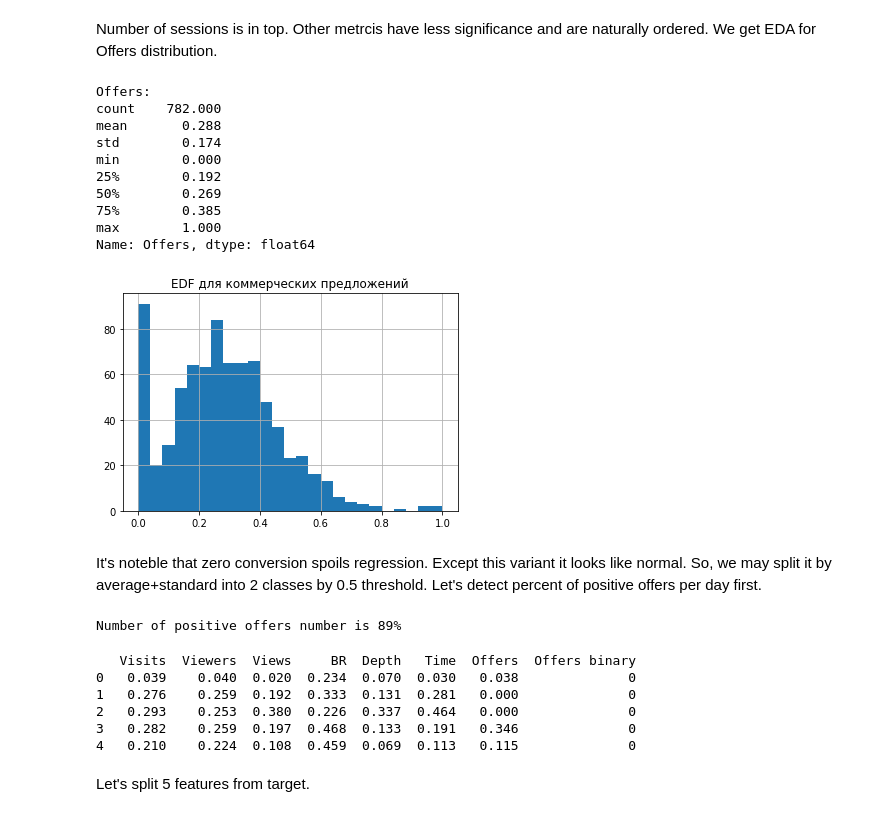
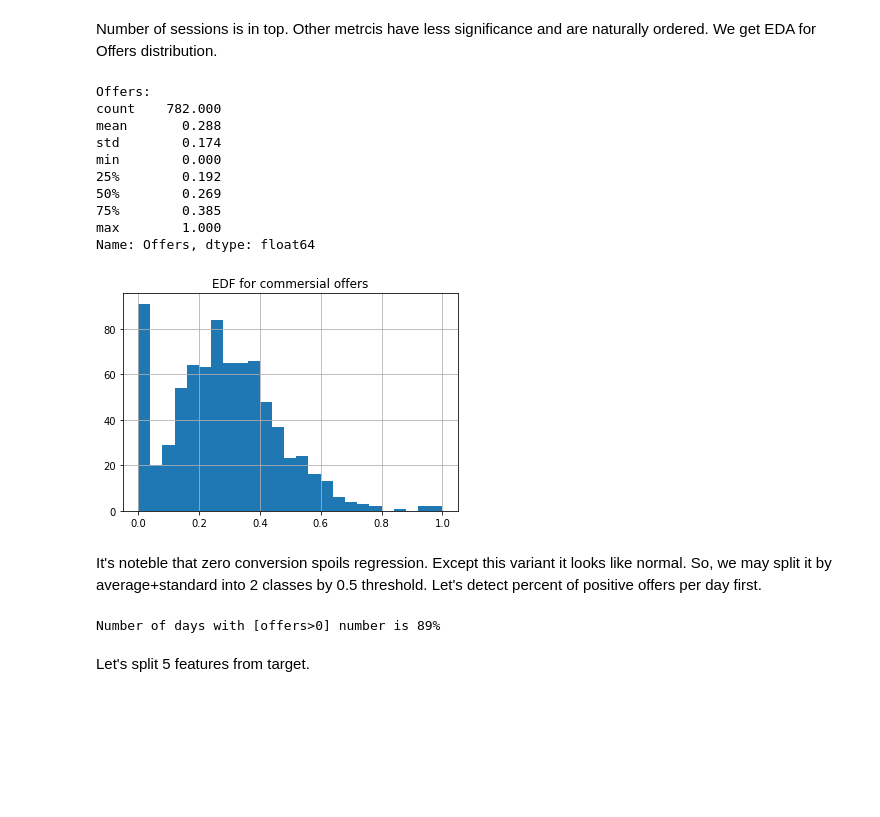
Before and after one commit to SergeyKamenshchikov/MARKETING, a Jupyter notebook: backlog_web.ipynb, the cells around one changed output. Saved outputs shown, nothing was run; the diff lists cells and outputs as text; code cells hidden in the pictures; blank space fills up the shorter version.

```diff
--- a/backlog_web.ipynb
+++ b/backlog_web.ipynb
@@ -201,45 +198,37 @@ Number of sessions is in top. Other metrcis have less significance and are natur
 # %%
 set_option('display.width',100)
 set_option('precision',3)
 
 print('Offers:')
 description=df['Offers'].describe()
 print(description)
 
 df['Offers'].hist(bins=25)
-plt.title('EDF для коммерческих предложений')
+plt.title('EDF for commersial offers')
 plt.show()
 # %% [output]
 Offers:
 count    782.000
 mean       0.288
 std        0.174
 min        0.000
 25%        0.192
 50%        0.269
 75%        0.385
 max        1.000
 Name: Offers, dtype: float64
-[figure, old version]
+[figure, new version]
 # %% [markdown]
 It's noteble that zero conversion spoils regression. Except this variant it looks like normal. So, we may split it by average+standard into 2 classes by 0.5 threshold. Let's detect percent of positive offers per day first.
 # %%
 offers_positive=len(df[df['Offers']>0])
 general_length=len(df)
-print('Number of positive offers number is '+str(round(100*offers_positive/general_length))+'%')
+print('Number of days with [offers>0] number is '+str(round(100*offers_positive/general_length))+'%')
 # %% [output]
-Number of positive offers number is 89%
+Number of days with [offers>0] number is 89%
 # %%
 df_binary=df.copy()
 df_binary['Offers binary']=get_class(df_binary['Offers'])
-print(df_binary.head())
-# %% [output]
-   Visits  Viewers  Views     BR  Depth   Time  Offers  Offers binary
-0   0.039    0.040  0.020  0.234  0.070  0.030   0.038              0
-1   0.276    0.259  0.192  0.333  0.131  0.281   0.000              0
-2   0.293    0.253  0.380  0.226  0.337  0.464   0.000              0
-3   0.282    0.259  0.197  0.468  0.133  0.191   0.346              0
-4   0.210    0.224  0.108  0.459  0.069  0.113   0.115              0
 # %% [markdown]
 Let's split 5 features from target.
 # %%
```
Also changed, not shown: parts of 35 cells of this notebook.
